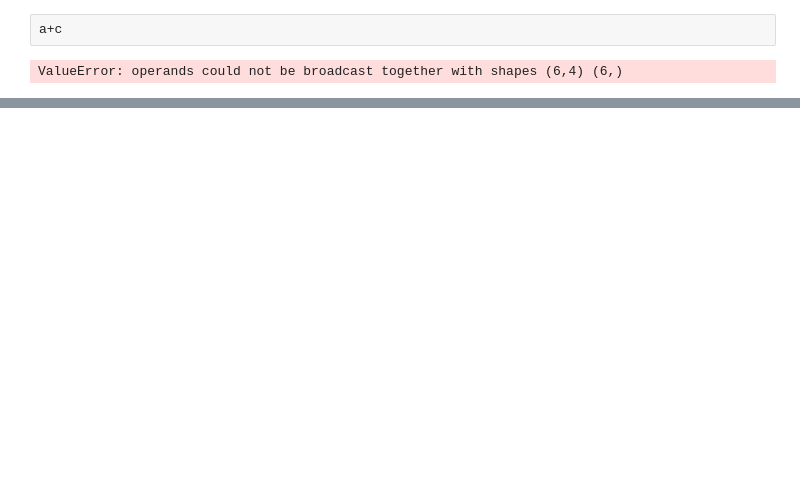
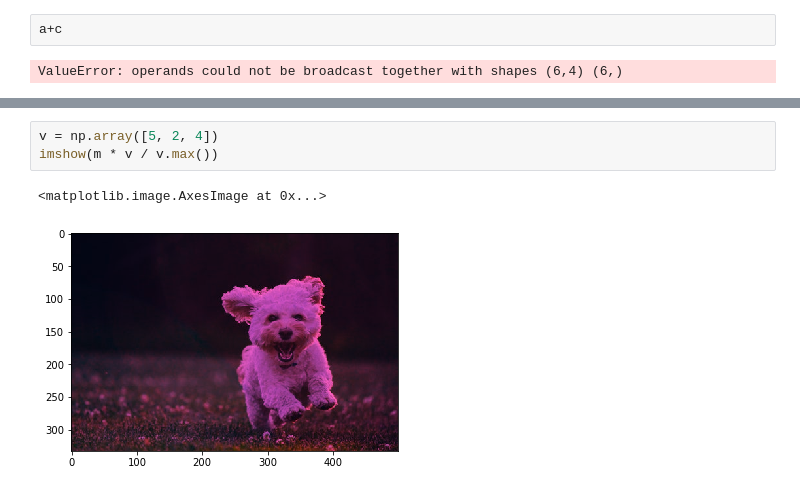
Before and after one commit to nonZero/learn-numpy, a Jupyter notebook: 031-broadcasting.ipynb, the cells around one changed output, grey strips where cells are left out. Drawn from its saved outputs; the diff is of its cells as text; blank space fills up the shorter version.

```diff
--- a/031-broadcasting.ipynb
+++ b/031-broadcasting.ipynb
@@ -83,0 +82,6 @@ array([[100, 200, 300, 400, 500],
+# %%
+v = np.array([5, 2, 4])
+imshow(m * v / v.max())
+# %% [output]
+<matplotlib.image.AxesImage at 0x...>
+[figure, added]
```
Also changed, not shown: parts of 8 cells of this notebook, 1 other file.
